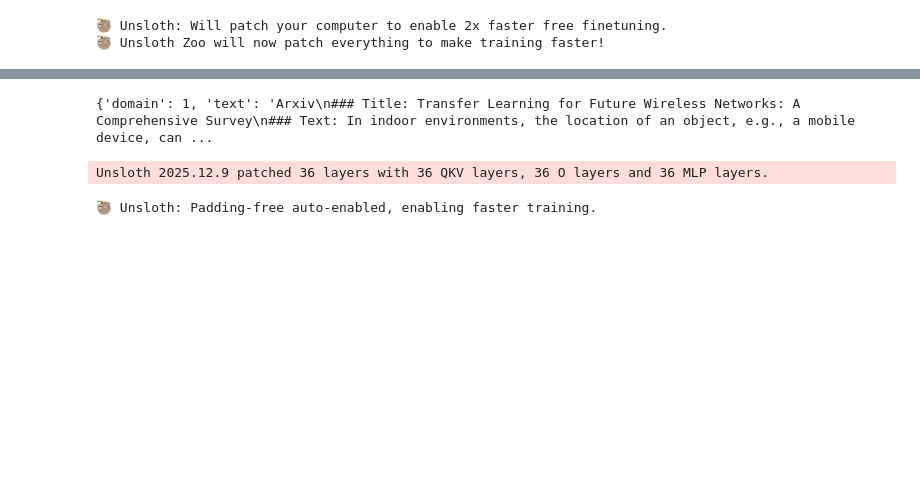
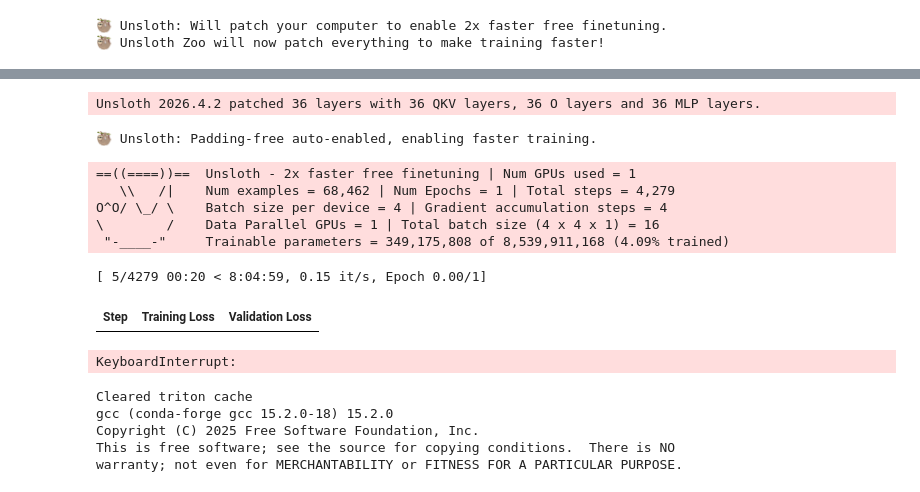
Before and after one commit to phamngocdo/AI-Agent-System-in-Telecom, a Jupyter notebook: notebooks/qwen3-pretraining.ipynb, the cells around one changed output, grey strips where cells are left out. Saved outputs shown, nothing was run; the diff lists cells and outputs as text; code cells hidden in the pictures; blank space fills up the shorter version.

Commit message:
Train in L40 GPU

```diff
--- a/notebooks/qwen3-pretraining.ipynb
+++ b/notebooks/qwen3-pretraining.ipynb
@@ -35,3 +35,5 @@ def get_model_and_tokenizer():
     )
     tokenizer = get_chat_template(tokenizer, chat_template="qwen-3")
     return model, tokenizer
+# %%
+model, tokenizer = get_model_and_tokenizer()
@@ -38,24 +71,9 @@ def get_model_and_tokenizer():
 # %%
-from datasets import load_dataset, concatenate_datasets, DatasetDict
-
-PROMPT_3GPP = """3GPP Standard
-### Title: {title}
-### Text: {text}"""
-
-PROMPT_ARXIV = """Arxiv
-### Title: {title}
-### Text: {text}"""
-
-
-MAX_SEQ_LENGTH = 2048
-CHUNK_STRIDE   = 256
-
-
 def _chunk_batch(batch, tokenizer):
     all_texts, all_domains = [], []
     EOS = tokenizer.eos_token
     for title, raw_text, domain in zip(batch["title"], batch["raw_text"], batch["domain"]):
-        PROMPT = PROMPT_3GPP if domain == "3gpp" else PROMPT_ARXIV
+        PROMPT = PROMPT_MAP.get(domain, PROMPT_ARXIV)
         tokenized = tokenizer(
             raw_text,
             truncation=True,
@@ -92,6 +110,14 @@ def load_all_pretrain_data(root_dir: str, tokenizer, seed=42):
     )
     datasets_list.append(ds_rp)
 
+    book_file = next((root / "books").glob("*.jsonl"))
+    ds_book = load_dataset("json", data_files=str(book_file), split="train")
+    ds_book = ds_book.map(
+        lambda x: {"title": x["file_name"], "raw_text": x["text"], "domain": "arxiv"},
+        remove_columns=ds_book.column_names,
+    )
+    datasets_list.append(ds_book)
+
     full_dataset = concatenate_datasets(datasets_list)
 
     full_dataset = full_dataset.map(
@@ -141,9 +167,5 @@ DatasetDict({
     })
 })
-# %%
-print(dataset["train"][0])
-# %% [output]
-{'domain': 1, 'text': 'Arxiv\n### Title: Transfer Learning for Future Wireless Networks: A Comprehensive Survey\n### Text: In indoor environments, the location of an object, e.g., a mobile device, can ...
 # %%
 # import pandas as pd
 
@@ -190,7 +212,7 @@ model = FastLanguageModel.get_peft_model(
     r = 128,
     target_modules = ["q_proj", "k_proj", "v_proj", "o_proj",
                       "gate_proj", "up_proj", "down_proj"],
-    lora_alpha = 32,
+    lora_alpha = 128,
     lora_dropout = 0,
     bias = "none",
     use_gradient_checkpointing = "unsloth",
@@ -199,10 +221,9 @@ model = FastLanguageModel.get_peft_model(
     loftq_config = None,
 )
 # %% [output]
-Unsloth 2025.12.9 patched 36 layers with 36 QKV layers, 36 O layers and 36 MLP layers.
+Unsloth 2026.4.2 patched 36 layers with 36 QKV layers, 36 O layers and 36 MLP layers.
 # %%
 from unsloth import UnslothTrainer, UnslothTrainingArguments, is_bfloat16_supported
-
 
 trainer = UnslothTrainer(
     model = model,
@@ -222,7 +243,7 @@ trainer = UnslothTrainer(
 
         warmup_ratio = 0.1,
         num_train_epochs = 1,
-        learning_rate = 5e-5,
+        learning_rate = 2e-4,
 
         logging_steps = 10,
         eval_strategy = "steps",
@@ -250,3 +271,13 @@ trainer = UnslothTrainer(
 🦥 Unsloth: Padding-free auto-enabled, enabling faster training.
 # %%
 trainer_stats = trainer.train()
+trainer.evaluate()
+# %% [output]
+==((====))==  Unsloth - 2x faster free finetuning | Num GPUs used = 1
+   \\   /|    Num examples = 68,462 | Num Epochs = 1 | Total steps = 4,279
+O^O/ \_/ \    Batch size per device = 4 | Gradient accumulation steps = 4
+\        /    Data Parallel GPUs = 1 | Total batch size (4 x 4 x 1) = 16
+ "-____-"     Trainable parameters = 349,175,808 of 8,539,911,168 (4.09% trained)
+[ 5/4279 00:20 < 8:04:59, 0.15 it/s, Epoch 0.00/1]
+| Step | Training Loss | Validation Loss |
+KeyboardInterrupt:
@@ -252,0 +294,23 @@ trainer_stats = trainer.train()
+# %%
+import os
+os.environ["CC"] = "/opt/conda/envs/dopn-venv/libexec/gcc/x86_64-conda-linux-gnu/15.2.0/gcc"
+
+import shutil
+triton_cache = os.path.expanduser("~/.triton/cache")
+if os.path.exists(triton_cache):
+    shutil.rmtree(triton_cache)
+    print("Cleared triton cache")
+
+# Verify
+import subprocess
+result = subprocess.run(
+    ["/opt/conda/envs/dopn-venv/libexec/gcc/x86_64-conda-linux-gnu/15.2.0/gcc", "--version"],
+    capture_output=True, text=True
+)
+print(result.stdout)
+# %% [output]
+Cleared triton cache
+gcc (conda-forge gcc 15.2.0-18) 15.2.0
+Copyright (C) 2025 Free Software Foundation, Inc.
+This is free software; see the source for copying conditions.  There is NO
+warranty; not even for MERCHANTABILITY or FITNESS FOR A PARTICULAR PURPOSE.
```
Also changed, not shown: parts of 4 cells of this notebook, 7 other files.
